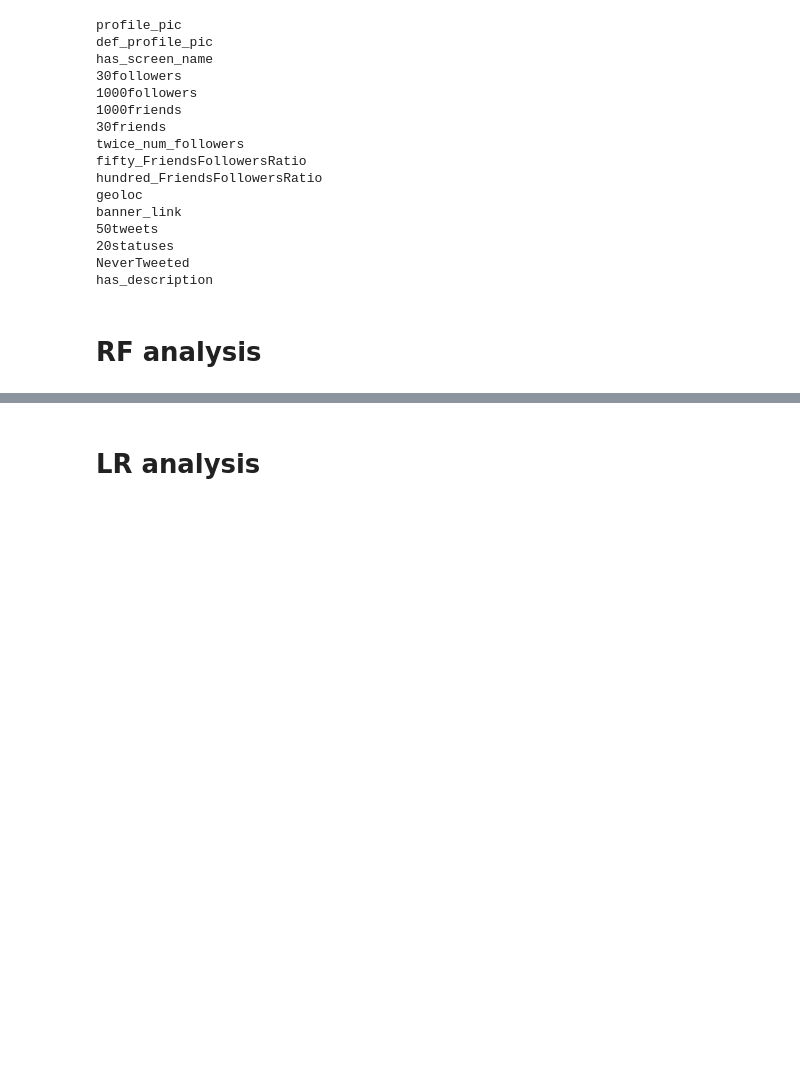
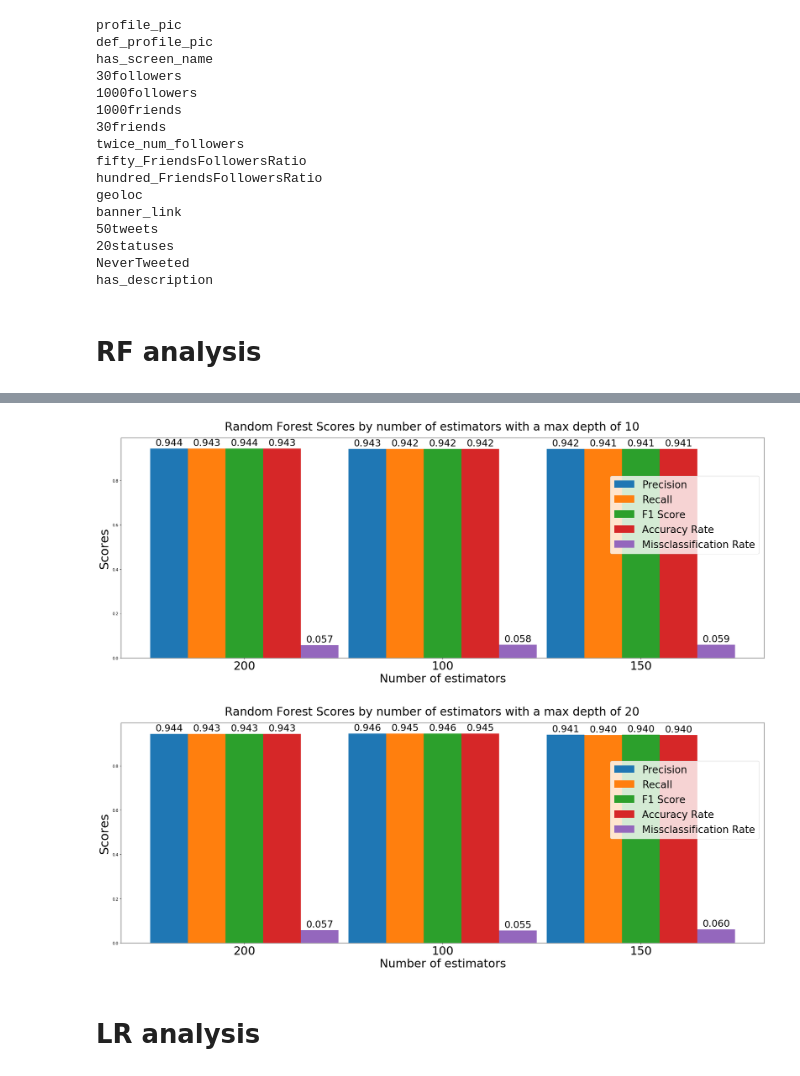
Before and after one commit to toful/BotDetector, a Jupyter notebook: src/DataAnalisis.ipynb, the cells around one changed output, grey strips where cells are left out. Cells and saved outputs as stored; diff of their text form; code cells hidden in the pictures; blank space fills up the shorter version.

```diff
--- a/src/DataAnalisis.ipynb
+++ b/src/DataAnalisis.ipynb
@@ -231,3 +330,9 @@ TP - True Positive 1550
+# %%
+draw_results( results2['mix'][10], 10 )
+draw_results( results2['mix'][20], 20 )
+# %% [output]
+[figure, added]
+[figure, added]
 # %% [markdown]
 # LR analysis
 # %%
```
Also changed, not shown: parts of 24 cells of this notebook, 9 other files.
